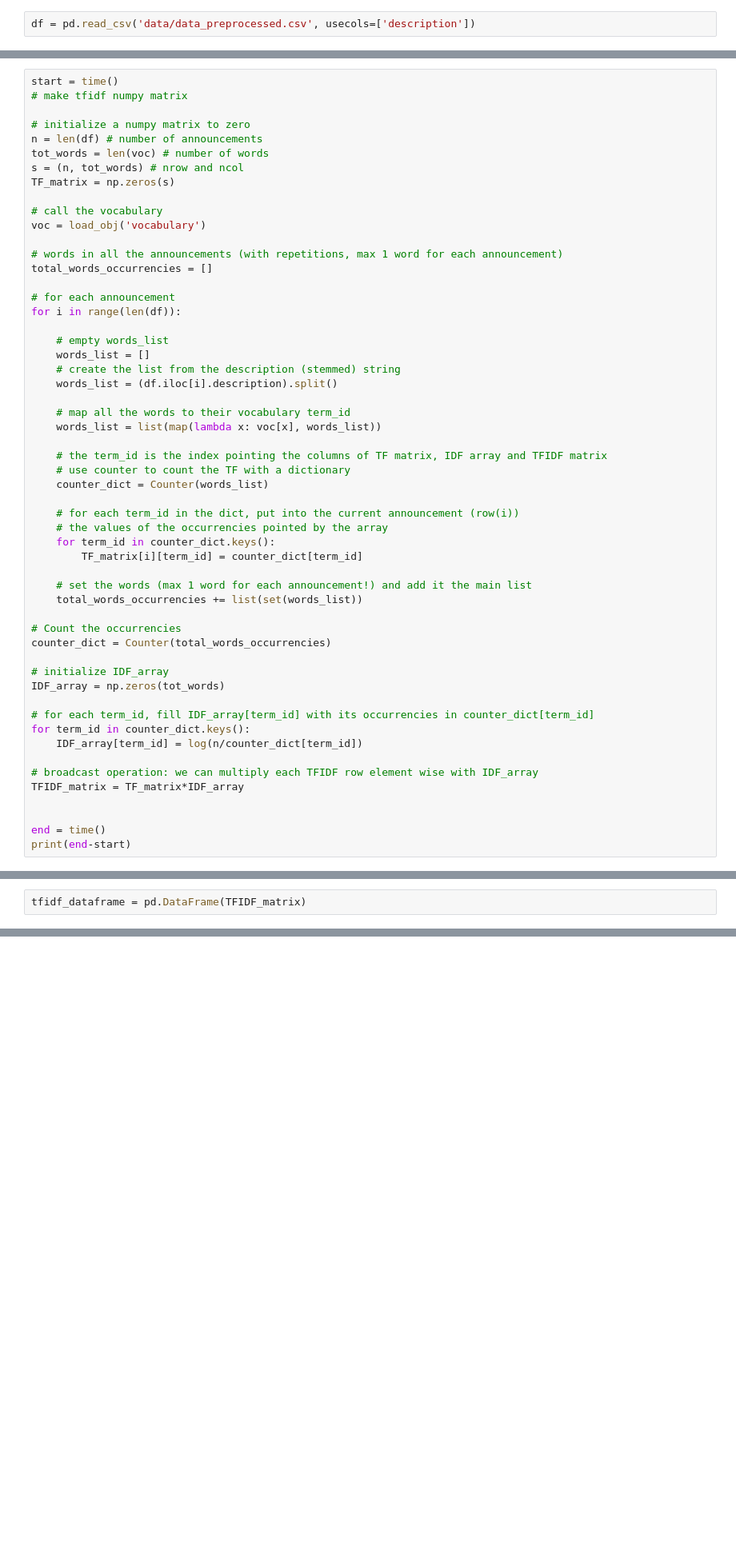
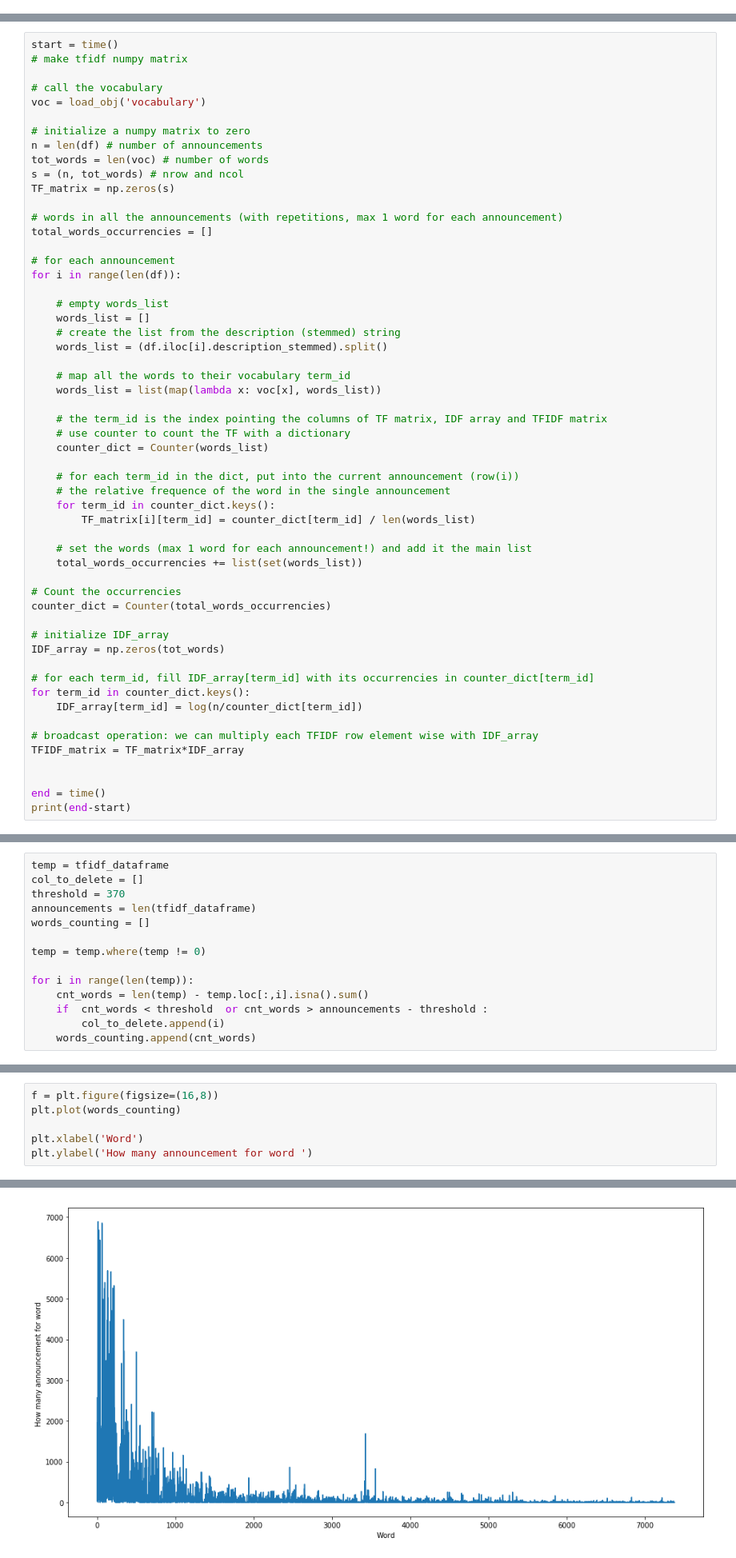
Before and after one commit to cerniello/Web-Scraping-Clustering-Real-Estate-Data, a Jupyter notebook: Vocabulary_TFIDF.ipynb, the cells around one changed output, grey strips where cells are left out. Shown at 80% size. Drawn from its saved outputs; the diff is of its cells as text; blank space fills up the shorter version.

```diff
--- a/Vocabulary_TFIDF.ipynb
+++ b/Vocabulary_TFIDF.ipynb
@@ -42,5 +60,3 @@ def make_vocabulary(df):
-# %%
-df = pd.read_csv('data/data_preprocessed.csv', usecols=['description'])
 # %%
 make_vocabulary(df)
 # %%
@@ -51,15 +67,15 @@ from time import time
 # %%
 start = time()
 # make tfidf numpy matrix
+
+# call the vocabulary
+voc = load_obj('vocabulary')
 
 # initialize a numpy matrix to zero
 n = len(df) # number of announcements
 tot_words = len(voc) # number of words
 s = (n, tot_words) # nrow and ncol
 TF_matrix = np.zeros(s)
-
-# call the vocabulary
-voc = load_obj('vocabulary')
 
 # words in all the announcements (with repetitions, max 1 word for each announcement)
 total_words_occurrencies = []
@@ -70,7 +86,7 @@ for i in range(len(df)):
     # empty words_list
     words_list = []
     # create the list from the description (stemmed) string
-    words_list = (df.iloc[i].description).split()
+    words_list = (df.iloc[i].description_stemmed).split()
 
     # map all the words to their vocabulary term_id
     words_list = list(map(lambda x: voc[x], words_list))
@@ -80,9 +96,9 @@ for i in range(len(df)):
     counter_dict = Counter(words_list)
 
     # for each term_id in the dict, put into the current announcement (row(i))
-    # the values of the occurrencies pointed by the array
+    # the relative frequence of the word in the single announcement
     for term_id in counter_dict.keys():
-        TF_matrix[i][term_id] = counter_dict[term_id]
+        TF_matrix[i][term_id] = counter_dict[term_id] / len(words_list)
 
     # set the words (max 1 word for each announcement!) and add it the main list
     total_words_occurrencies += list(set(words_list))
@@ -268,2 +170,0 @@ import matplotlib.pyplot as plt
-# %%
-tfidf_dataframe = pd.DataFrame(TFIDF_matrix)
@@ -269,0 +208,14 @@ tfidf_dataframe = pd.DataFrame(TFIDF_matrix)
+# %%
+temp = tfidf_dataframe
+col_to_delete = []
+threshold = 370
+announcements = len(tfidf_dataframe)
+words_counting = []
+
+temp = temp.where(temp != 0)
+
+for i in range(len(temp)):
+    cnt_words = len(temp) - temp.loc[:,i].isna().sum()
+    if  cnt_words < threshold  or cnt_words > announcements - threshold :
+        col_to_delete.append(i)
+    words_counting.append(cnt_words)
@@ -269,0 +243,7 @@ tfidf_dataframe = pd.DataFrame(TFIDF_matrix)
+# %%
+f = plt.figure(figsize=(16,8))
+plt.plot(words_counting)
+
+plt.xlabel('Word')
+plt.ylabel('How many announcement for word ')
+# %% [output]
@@ -269,0 +251 @@ tfidf_dataframe = pd.DataFrame(TFIDF_matrix)
+[figure, added]
```
Also changed, not shown: parts of 41 cells of this notebook, 1 other file.
